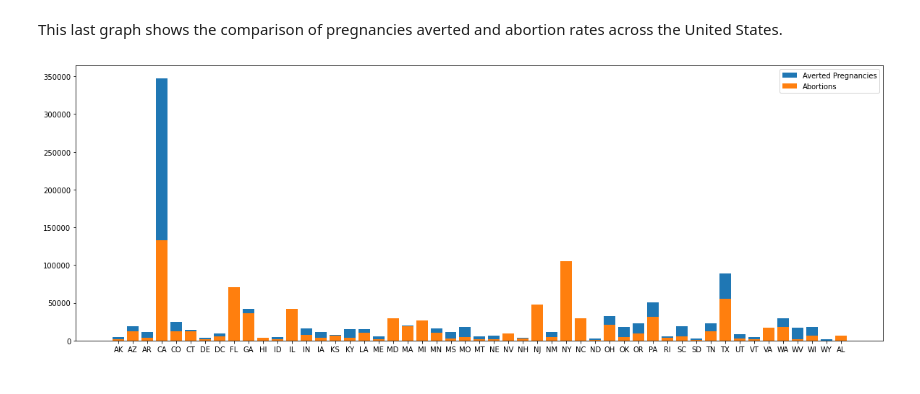
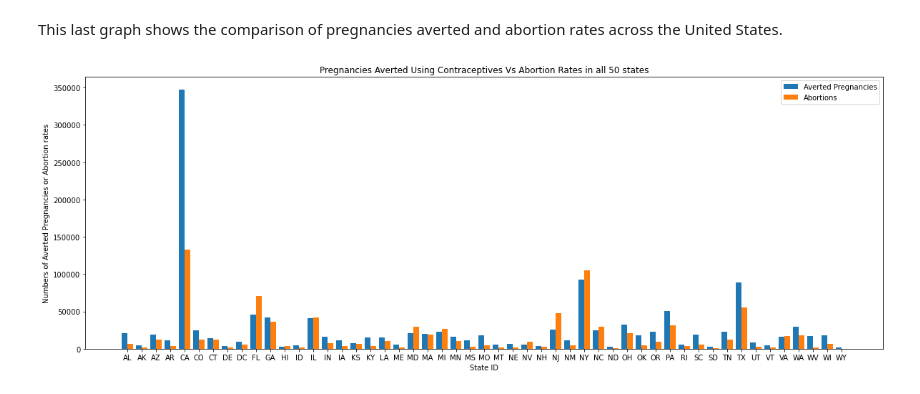
Before and after one commit to ebeberness/hcde-410-final, a Jupyter notebook: final_project_graphs.ipynb, the cells around one changed output. Cells and saved outputs as stored; diff of their text form; code cells hidden in the pictures.

Commit message:
finalized charts and spelling errors

```diff
--- a/final_project_graphs.ipynb
+++ b/final_project_graphs.ipynb
@@ -198,18 +198,38 @@ plt.show()
 This last graph shows the comparison of pregnancies averted and abortion rates across the United States.
 # %%
 # Y = abortions_averted_rate  # response
-# X = abortion_num  # predictor
+# X = abortion_num  # pre  dictor
 plt.figure(figsize = (20,7))
 
-plt.bar(pregnancies_averted_state, pregnancies_averted_rate, label = "Averted Pregnancies")
-plt.bar(state_by_num, abortion_num, label = "Abortions")
+X = ["AL", "AK", "AZ", "AR", "CA", "CO", "CT", "DE", "DC","FL","GA","HI",
+     "ID","IL","IN","IA","KS","KY","LA","ME","MD","MA","MI","MN","MS","MO","MT",
+     "NE","NV","NH","NJ","NM","NY","NC","ND","OH","OK","OR","PA","RI","SC","SD",
+     "TN","TX","UT","VT","VA","WA","WV","WI","WY"]
+y_pregnancies_averted = [20930, 4640, 18900, 10930, 346970, 24770, 14610, 3450, 9350, 45990,
+                             41800, 2970, 4480, 40790, 16320, 11180, 7370, 14930, 15240, 5470, 21010,
+                             19480, 22660, 16410, 11340, 18210, 5160, 6430, 5670, 4060, 25290, 11280,
+                             93060, 25010, 2310, 32830, 18170, 22970, 50090, 5810, 19240, 2400, 22340,
+                             88960, 8240, 4230, 16410, 29040, 16650, 17820, 1920]
+y_abortion_nums = [6110, 1260, 12400, 3200, 132680, 12390, 11910, 1900,
+                        5630, 71050, 36330, 3200, 1290, 42080, 7710, 3760, 6830, 3200, 9920, 2040, 29800, 18590,
+                        26630, 10740, 2550, 4710, 1580, 2020, 9690, 2210, 48110, 4620, 105380, 29500, 1160, 20630,
+                        4780, 9640, 31260, 3500, 5120, 500, 12140, 55440, 2990, 1300, 17210, 17740, 1430, 6360, 140]
 
 
-# plt.title('Pregnancies Averted Using Contraceptives Vs Abortion Rates in all 50 states')
-# plt.xlabel('State ID')
-# plt.ylabel('Numbers of Averted Pregnancies or Abortion rates')
+X_axis = np.arange(len(X))
+
+plt.bar(X_axis-0.2, y_pregnancies_averted, 0.4, label = "Averted Pregnancies")
+plt.bar(X_axis+0.2, y_abortion_nums,  0.4, label = "Abortions")
+
+# plt.bar(pregnancies_averted_state, pregnancies_averted_rate, label = "Averted Pregnancies")
+# plt.bar(state_by_num, abortion_num, label = "Abortions")
+
+plt.xticks(X_axis, X)
+plt.title('Pregnancies Averted Using Contraceptives Vs Abortion Rates in all 50 states')
+plt.xlabel('State ID')
+plt.ylabel('Numbers of Averted Pregnancies or Abortion rates')
 
 plt.legend()
 plt.show()
 # %% [output]
-[figure, old version]
+[figure, new version]
```
Also changed, not shown: 1 other file.
